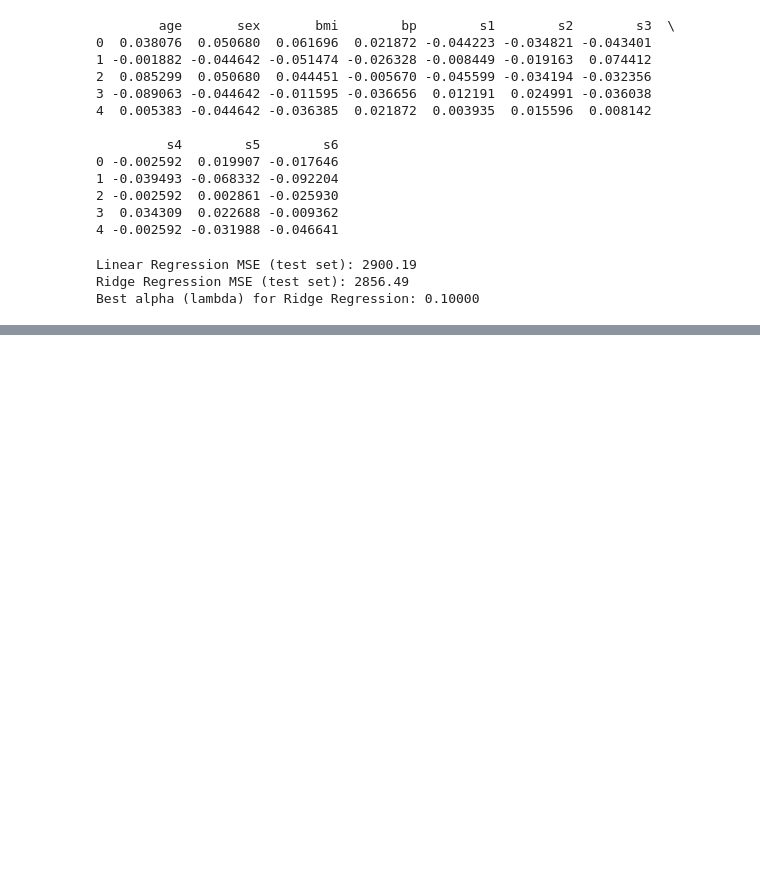
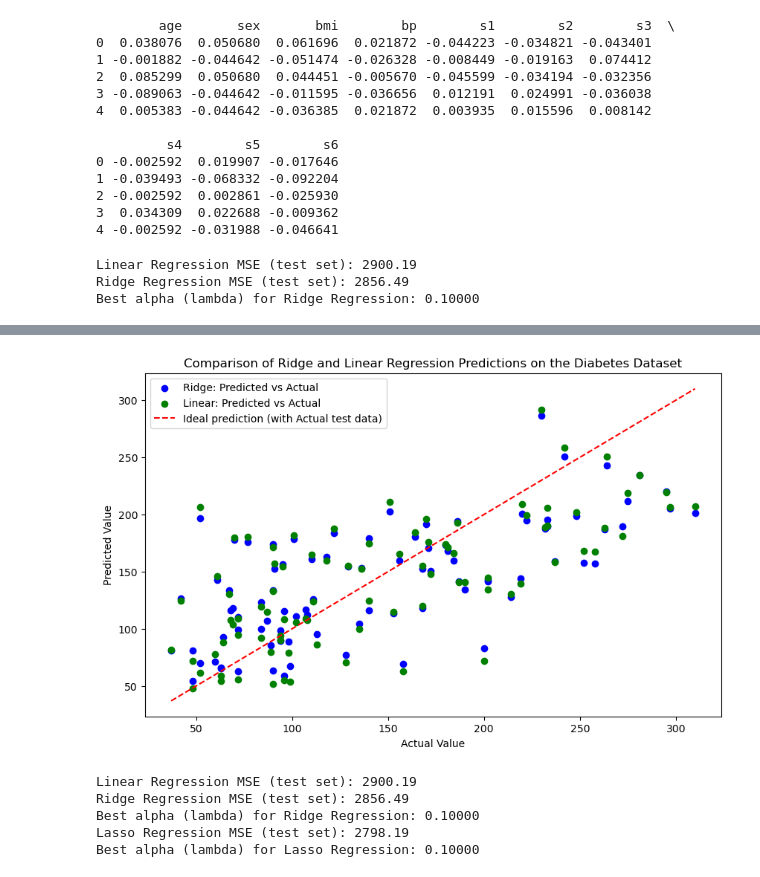
Before and after one commit to keithmmc/machinelearning, a Jupyter notebook: genarliaztion.ipynb, the cells around one changed output, grey strips where cells are left out. Drawn from its saved outputs; the diff is of its cells as text; code cells hidden in the pictures; blank space fills up the shorter version.

```diff
--- a/genarliaztion.ipynb
+++ b/genarliaztion.ipynb
@@ -110,0 +145,36 @@ Best alpha (lambda) for Ridge Regression: 0.10000
+# %%
+plt.figure(figsize=(10, 6))
+
+# Plotting actual values vs predicted values for both models
+plt.scatter(y_test, rr_pred, color='blue', label='Ridge: Predicted vs Actual')
+plt.scatter(y_test, lr_pred, color='green', label='Linear: Predicted vs Actual')
+
+# Ideal prediction line (where predicted = actual)
+plt.plot([y_test.min(), y_test.max()], [y_test.min(), y_test.max()], color='red', linestyle='--', label='Ideal prediction (with Actual test data)')
+
+plt.title('Comparison of Ridge and Linear Regression Predictions on the Diabetes Dataset')
+plt.xlabel('Actual Value')
+plt.ylabel('Predicted Value')
+plt.legend()
+plt.show()
+# %% [output]
+[figure, added]
+# %%
+from sklearn.linear_model import LassoCV
+lasso_cv = LassoCV(alphas=alphas, cv = 5)
+lasso_cv.fit(X_train, y_train)
+lasso_pred = lasso_cv.predict(X_test)
+lasso_mse = mean_squared_error(y_test, lasso_pred)
+
+# compare all models
+print(f"Linear Regression MSE (test set): {lr_mse:.2f}")
+print(f"Ridge Regression MSE (test set): {rr_mse:.2f}")
+print(f"Best alpha (lambda) for Ridge Regression: {rr_cv.alpha_:.5f}") #Query the optimal alpha (lambda) hyper-parameter for Ridge
+print(f"Lasso Regression MSE (test set): {lasso_mse:.2f}")
+print(f"Best alpha (lambda) for Lasso Regression: {lasso_cv.alpha_:.5f}") #Query the optimal alpha (lambda) hyper-parameter for Lasso
+# %% [output]
+Linear Regression MSE (test set): 2900.19
+Ridge Regression MSE (test set): 2856.49
+Best alpha (lambda) for Ridge Regression: 0.10000
+Lasso Regression MSE (test set): 2798.19
+Best alpha (lambda) for Lasso Regression: 0.10000
```
Also changed, not shown: parts of 4 cells of this notebook.
